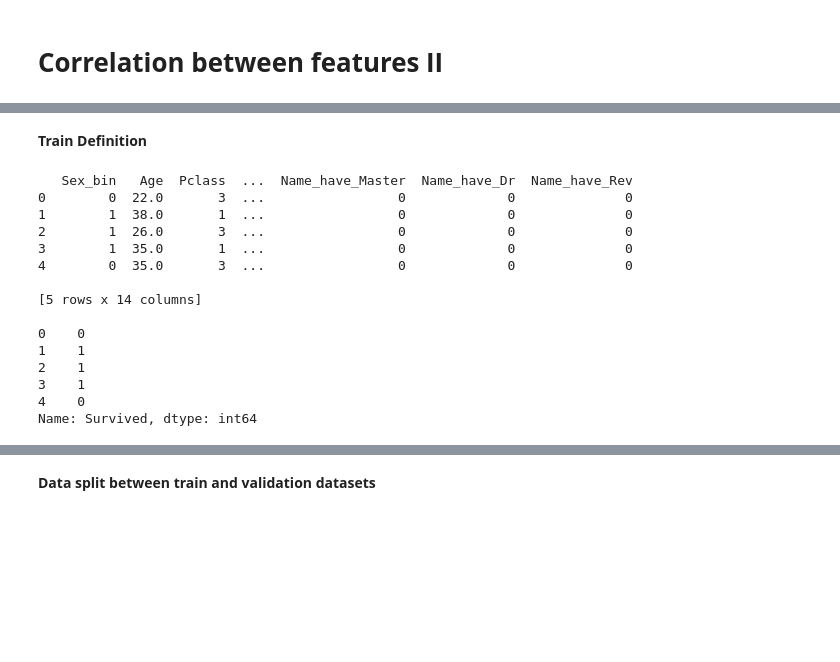
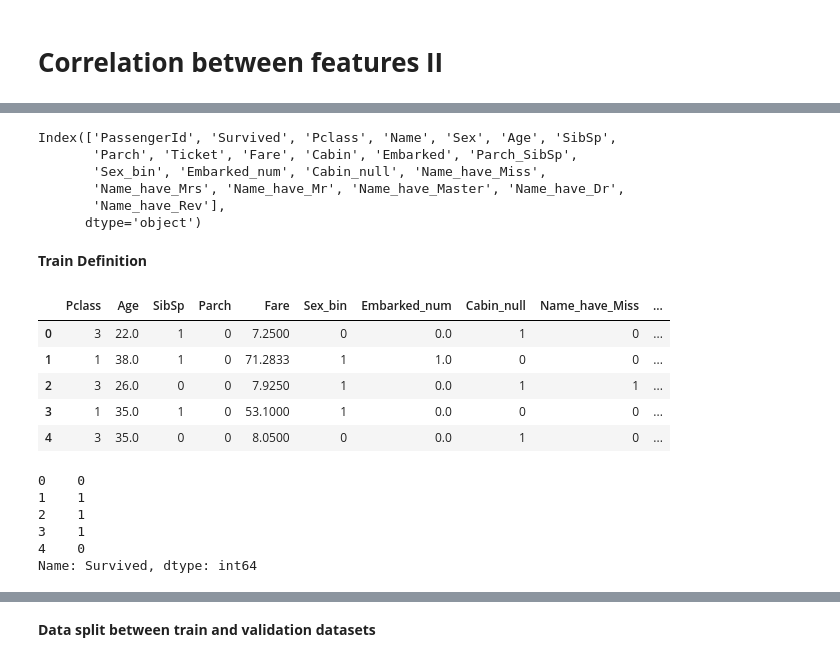
Before and after one commit to llcorrea/titanic_competition, a Jupyter notebook: Titanic_comp.ipynb, the cells around one changed output, grey strips where cells are left out. Saved outputs shown, nothing was run; the diff lists cells and outputs as text; code cells hidden in the pictures; blank space fills up the shorter version.

```diff
--- a/Titanic_comp.ipynb
+++ b/Titanic_comp.ipynb
@@ -829,20 +825,29 @@ sns.heatmap(corr, mask=mask, cmap=cmap, center=0,
+# %%
+print(train_data.columns)
+
+features = ['Pclass', 'Age', 'SibSp', 'Parch', 'Fare', 'Sex_bin', 'Embarked_num', 'Cabin_null', 'Name_have_Miss', 'Name_have_Mrs', 'Name_have_Mr', 'Name_have_Master', 'Name_have_Dr',
+             'Name_have_Rev']
+# %% [output]
+Index(['PassengerId', 'Survived', 'Pclass', 'Name', 'Sex', 'Age', 'SibSp',
+       'Parch', 'Ticket', 'Fare', 'Cabin', 'Embarked', 'Parch_SibSp',
+       'Sex_bin', 'Embarked_num', 'Cabin_null', 'Name_have_Miss',
+       'Name_have_Mrs', 'Name_have_Mr', 'Name_have_Master', 'Name_have_Dr',
+       'Name_have_Rev'],
+      dtype='object')
 # %% [markdown]
 **Train Definition**
 # %%
 X = train_data[features]
 y = train_data['Survived']
-print(X.head(),'\n')
-print(y.head())
+display(X.head())
+display(y.head())
 # %% [output]
+|  | Pclass | Age | SibSp | Parch | Fare | Sex_bin | Embarked_num | Cabin_null | Name_have_Miss | ... |
+| 0 | 3 | 22.0 | 1 | 0 | 7.2500 | 0 | 0.0 | 1 | 0 | ... |
+| 1 | 1 | 38.0 | 1 | 0 | 71.2833 | 1 | 1.0 | 0 | 0 | ... |
+| 2 | 3 | 26.0 | 0 | 0 | 7.9250 | 1 | 0.0 | 1 | 1 | ... |
+| 3 | 1 | 35.0 | 1 | 0 | 53.1000 | 1 | 0.0 | 0 | 0 | ... |
+| 4 | 3 | 35.0 | 0 | 0 | 8.0500 | 0 | 0.0 | 1 | 0 | ... |
-   Sex_bin   Age  Pclass  ...  Name_have_Master  Name_have_Dr  Name_have_Rev
-0        0  22.0       3  ...                 0             0              0
-1        1  38.0       1  ...                 0             0              0
-2        1  26.0       3  ...                 0             0              0
-3        1  35.0       1  ...                 0             0              0
-4        0  35.0       3  ...                 0             0              0
-
-[5 rows x 14 columns]
-
 0    0
 1    1
 2    1
```
Also changed, not shown: parts of 33 cells of this notebook.
